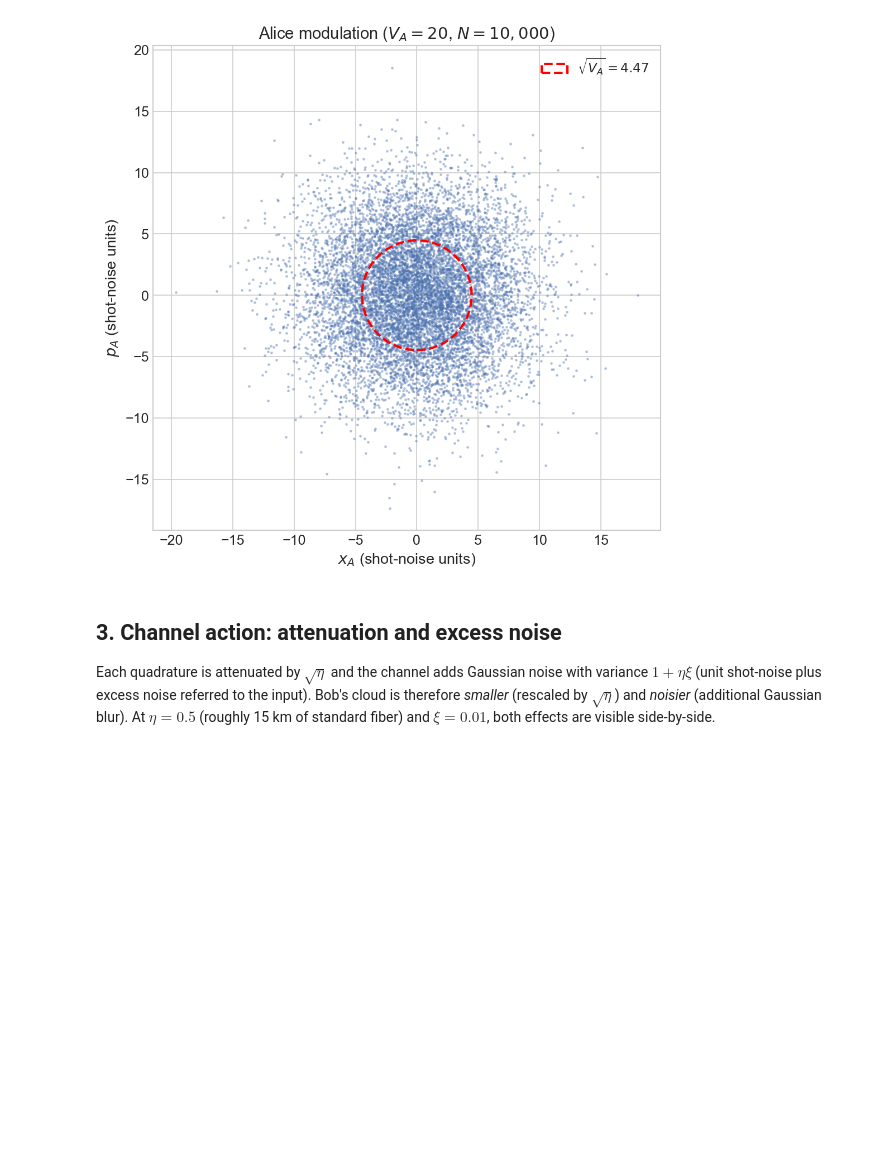
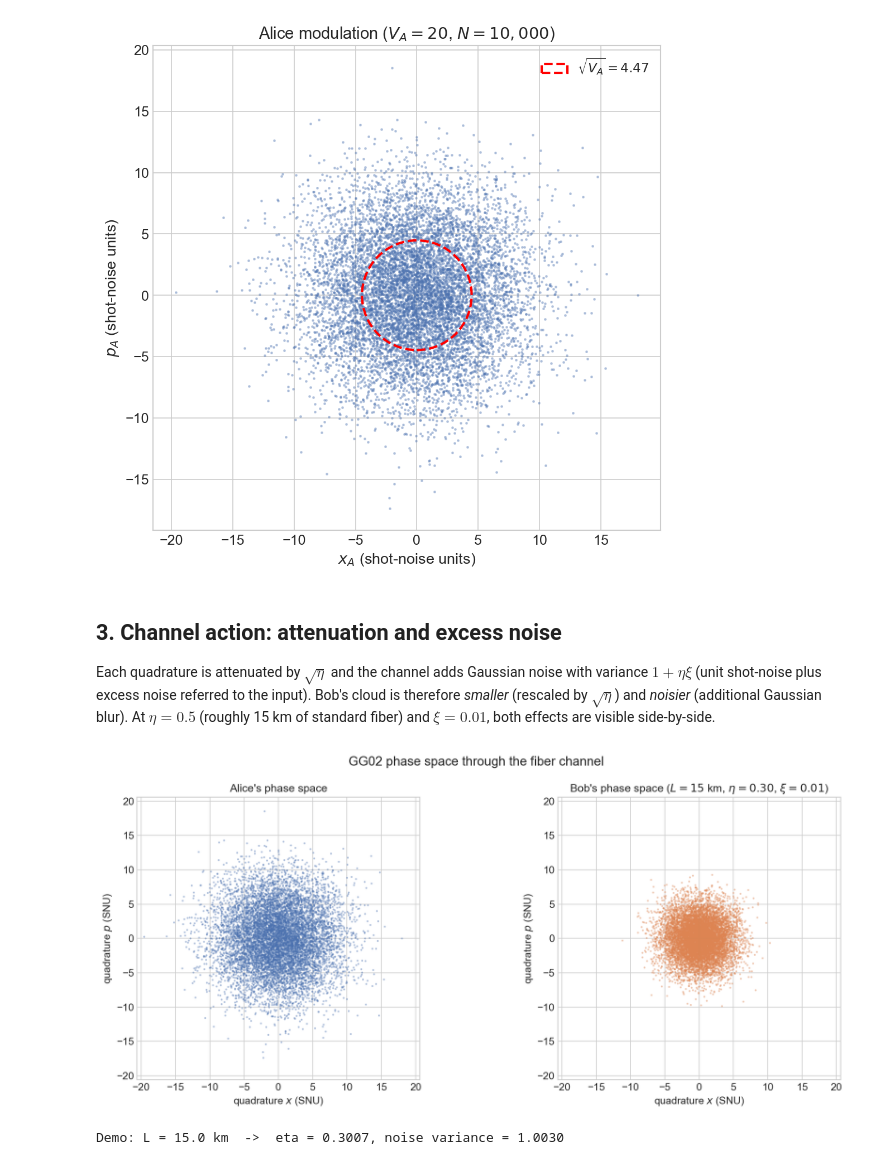
Before and after one commit to abbas-ahmad-cowlar/qkd-protocol-simulator, a Jupyter notebook: notebooks/04_cvqkd_protocol.ipynb, the cells around one changed output. Drawn from its saved outputs; the diff is of its cells as text; code cells hidden in the pictures; blank space fills up the shorter version.

Commit message:
Add 04 cvqkd protocol code cell 8

```diff
--- a/notebooks/04_cvqkd_protocol.ipynb
+++ b/notebooks/04_cvqkd_protocol.ipynb
@@ -84,3 +84,42 @@ plt.show()
 ## 3. Channel action: attenuation and excess noise
 
 Each quadrature is attenuated by $\sqrt{\eta}$ and the channel adds Gaussian noise with variance $1 + \eta\xi$ (unit shot-noise plus excess noise referred to the input). Bob's cloud is therefore *smaller* (rescaled by $\sqrt{\eta}$) and *noisier* (additional Gaussian blur). At $\eta = 0.5$ (roughly 15 km of standard fiber) and $\xi = 0.01$, both effects are visible side-by-side.
+# %%
+L_demo = 15.0  # km
+eta_demo = float(fiber_transmittance(L_demo) * ETA_DET)
+noise_var = 1.0 + eta_demo * XI
+
+x_B = np.sqrt(eta_demo) * x_A + rng.normal(0.0, np.sqrt(noise_var), N)
+p_B = np.sqrt(eta_demo) * p_A + rng.normal(0.0, np.sqrt(noise_var), N)
+
+fig, axes = plt.subplots(1, 2, figsize=(14, 6))
+axes[0].scatter(x_A, p_A, s=2, alpha=0.3, color='#4C72B0')
+axes[0].set_title("Alice's phase space", fontsize=13)
+axes[1].scatter(x_B, p_B, s=2, alpha=0.3, color='#DD8452')
+axes[1].set_title(
+    fr"Bob's phase space ($L = {L_demo:.0f}$ km, "
+    fr"$\eta = {eta_demo:.2f}$, $\xi = {XI}$)",
+    fontsize=13,
+)
+for ax in axes:
+    ax.set_xlabel('quadrature $x$ (SNU)', fontsize=12)
+    ax.set_ylabel('quadrature $p$ (SNU)', fontsize=12)
+    ax.set_aspect('equal')
+lim = float(np.max([
+    np.max(np.abs(x_A)), np.max(np.abs(p_A)),
+    np.max(np.abs(x_B)), np.max(np.abs(p_B)),
+])) * 1.05
+for ax in axes:
+    ax.set_xlim(-lim, lim)
+    ax.set_ylim(-lim, lim)
+plt.suptitle('GG02 phase space through the fiber channel', fontsize=15)
+plt.tight_layout()
+plt.savefig(FIG_DIR / 'cvqkd_phase_space_channel.png', dpi=300,
+            bbox_inches='tight')
+plt.show()
+
+print(f'Demo: L = {L_demo} km  ->  eta = {eta_demo:.4f}, '
+      f'noise variance = {noise_var:.4f}')
+# %% [output]
+[figure, added]
+Demo: L = 15.0 km  ->  eta = 0.3007, noise variance = 1.0030
```
